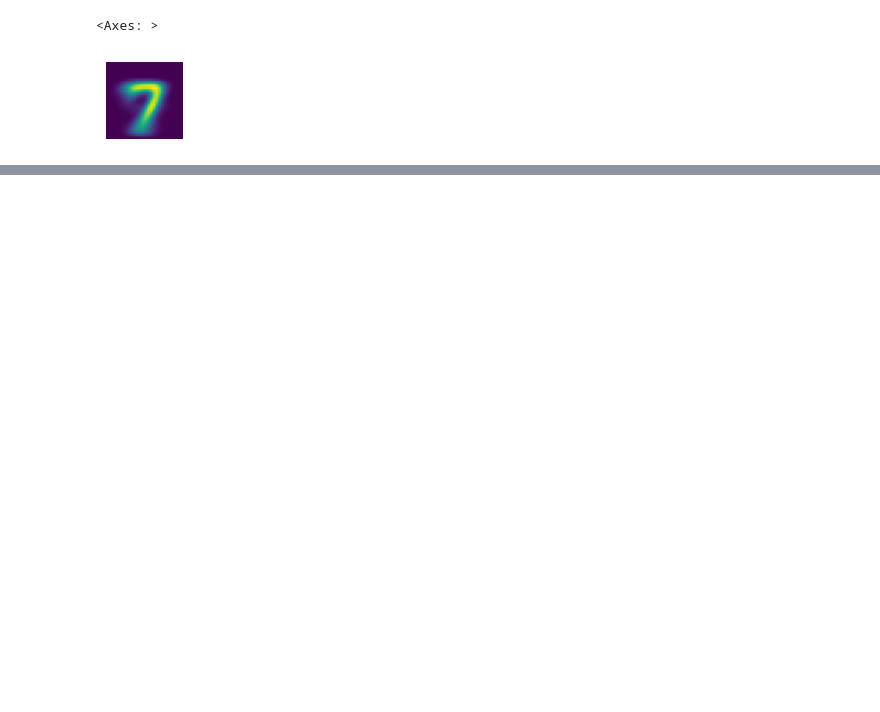
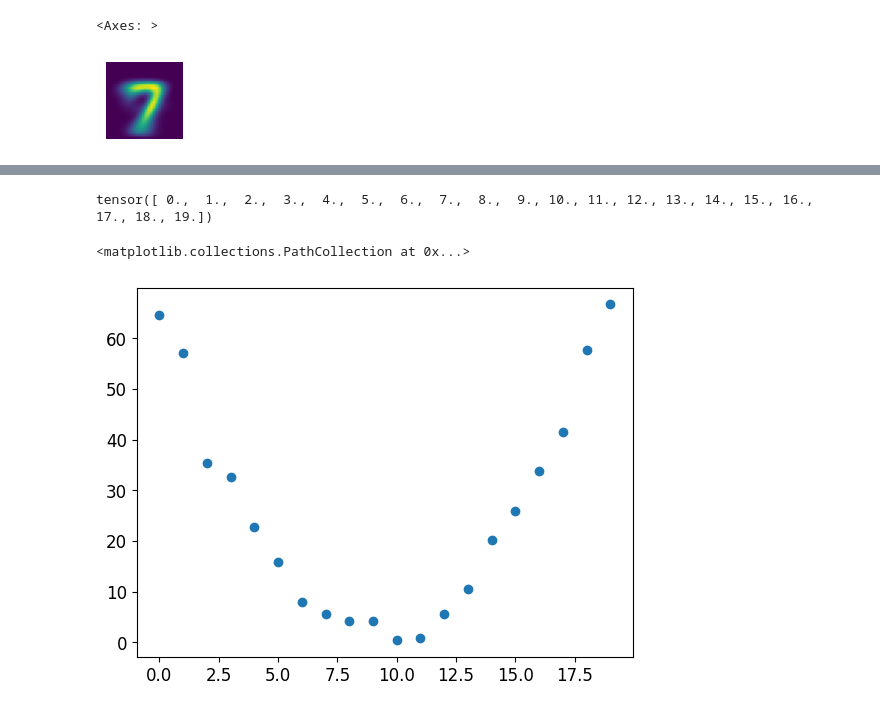
Before and after one commit to yactouat/learning_AI, a Jupyter notebook: notebooks/digits-classifier/digits-classifier.ipynb, the cells around one changed output, grey strips where cells are left out. Cells and saved outputs as stored; diff of their text form; code cells hidden in the pictures; blank space fills up the shorter version.

```diff
--- a/notebooks/digits-classifier/digits-classifier.ipynb
+++ b/notebooks/digits-classifier/digits-classifier.ipynb
@@ -198,0 +607,17 @@ show_image(mean7)
+# %%
+# let's use a scenario where we measure the speed of our roller coaster every 20 seconds
+measurements_times = torch.arange(0,20).float();
+measurements_times
+
+# `torch.arange` is a function that returns a rank-1 tensor containing a range of values within the specified range
+# %% [output]
+tensor([ 0.,  1.,  2.,  3.,  4.,  5.,  6.,  7.,  8.,  9., 10., 11., 12., 13., 14., 15., 16., 17., 18., 19.])
+# %%
+# let's simulate the measurements of the roller coaster's speed, we'll add some noise to the measurements,
+# since these kinds of endeavors are never perfectly precise in real life
+measurements_speed = torch.randn(20)*3 + 0.75*(measurements_times - 9.5)**2 + 1
+
+plt.scatter(measurements_times, measurements_speed)
+# %% [output]
+<matplotlib.collections.PathCollection at 0x...>
+[figure, added]
```
Also changed, not shown: parts of 72 cells of this notebook.
